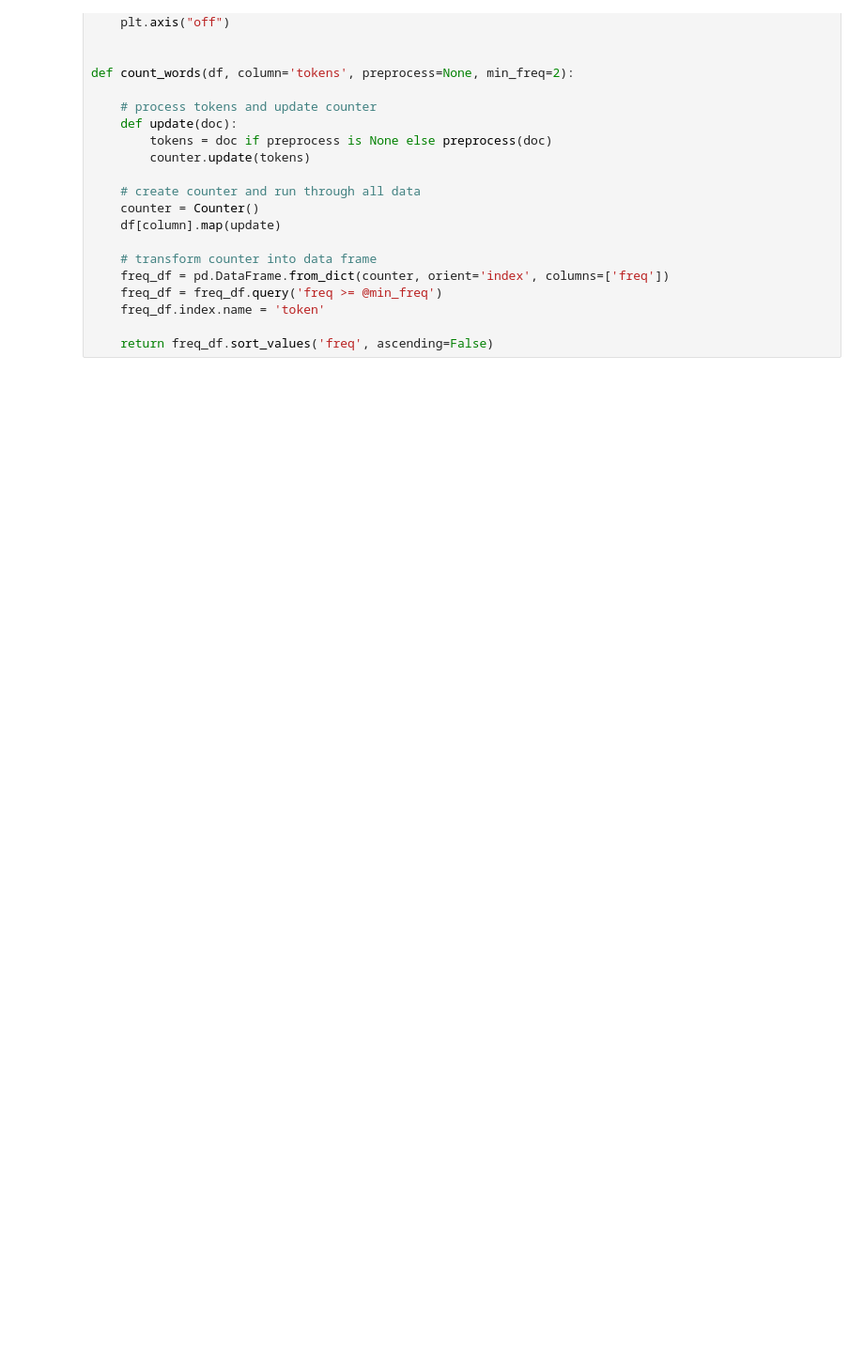
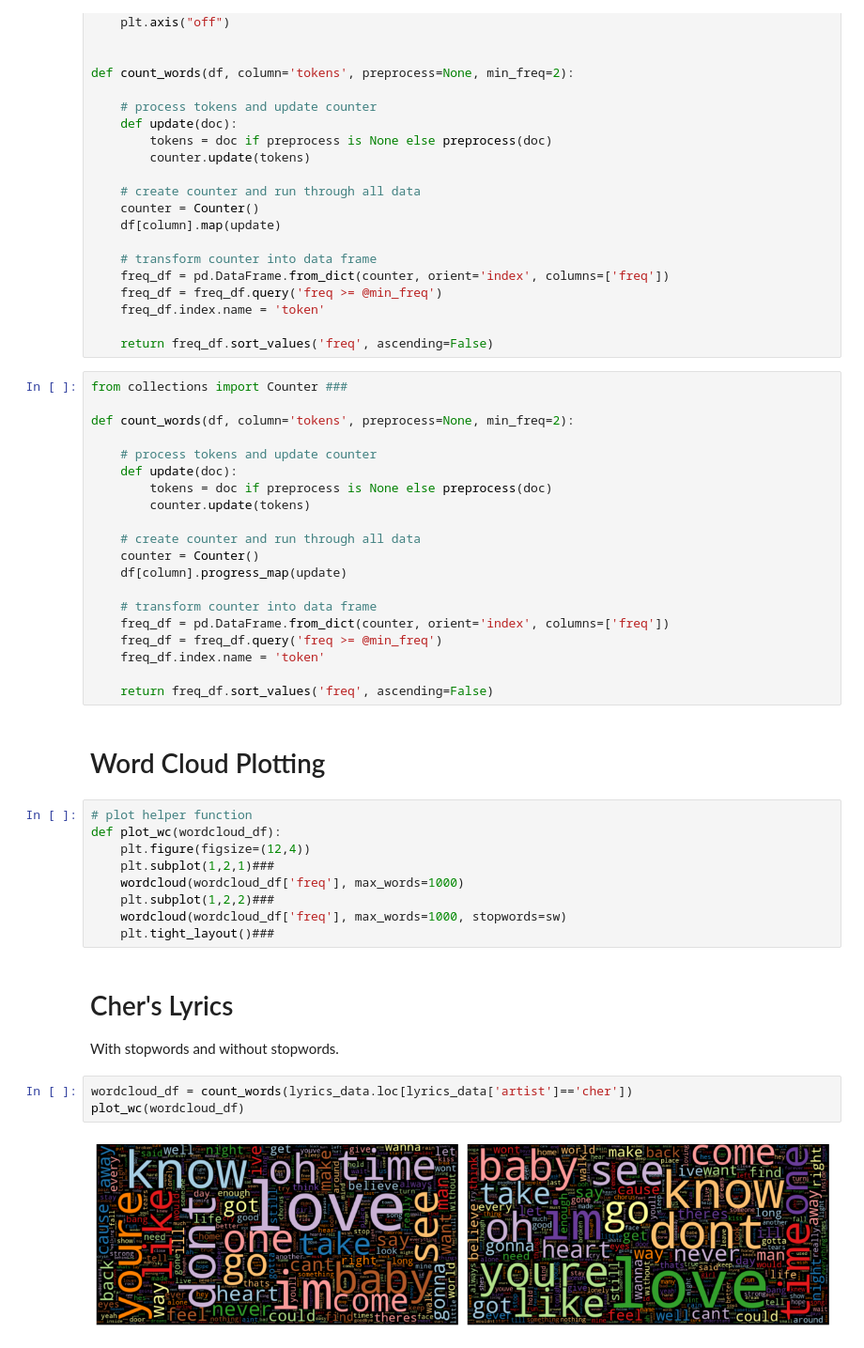
Before and after one commit to zachfreitas/Assignment-3.1-Group-Comparison, a Jupyter notebook: Group Comparison.ipynb, the cells around one changed output. Shown at 94% size. Cells and saved outputs as stored; diff of their text form; blank space fills up the shorter version.

Commit message:
save progress

```diff
--- a/Group Comparison.ipynb
+++ b/Group Comparison.ipynb
@@ -654,3 +656,42 @@ def count_words(df, column='tokens', preprocess=None, min_freq=2):
     freq_df.index.name = 'token'
 
     return freq_df.sort_values('freq', ascending=False)
+# %%
+from collections import Counter ###
+
+def count_words(df, column='tokens', preprocess=None, min_freq=2):
+
+    # process tokens and update counter
+    def update(doc):
+        tokens = doc if preprocess is None else preprocess(doc)
+        counter.update(tokens)
+
+    # create counter and run through all data
+    counter = Counter()
+    df[column].progress_map(update)
+
+    # transform counter into data frame
+    freq_df = pd.DataFrame.from_dict(counter, orient='index', columns=['freq'])
+    freq_df = freq_df.query('freq >= @min_freq')
+    freq_df.index.name = 'token'
+
+    return freq_df.sort_values('freq', ascending=False)
+# %% [markdown]
+# Word Cloud Plotting
+# %%
+# plot helper function
+def plot_wc(wordcloud_df):
+    plt.figure(figsize=(12,4))
+    plt.subplot(1,2,1)###
+    wordcloud(wordcloud_df['freq'], max_words=1000)
+    plt.subplot(1,2,2)###
+    wordcloud(wordcloud_df['freq'], max_words=1000, stopwords=sw)
+    plt.tight_layout()###
+# %% [markdown]
+# Cher's Lyrics
+With stopwords and without stopwords.
+# %%
+wordcloud_df = count_words(lyrics_data.loc[lyrics_data['artist']=='cher'])
+plot_wc(wordcloud_df)
+# %% [output]
+[figure, added]
```
Also changed, not shown: parts of 8 cells of this notebook.
